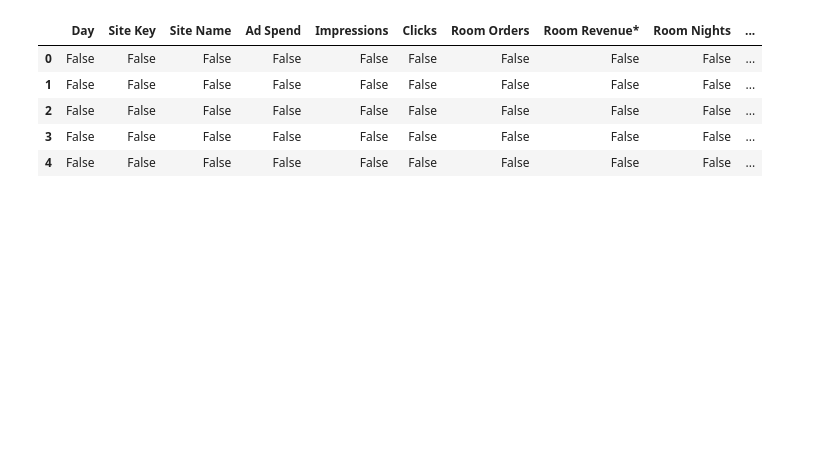
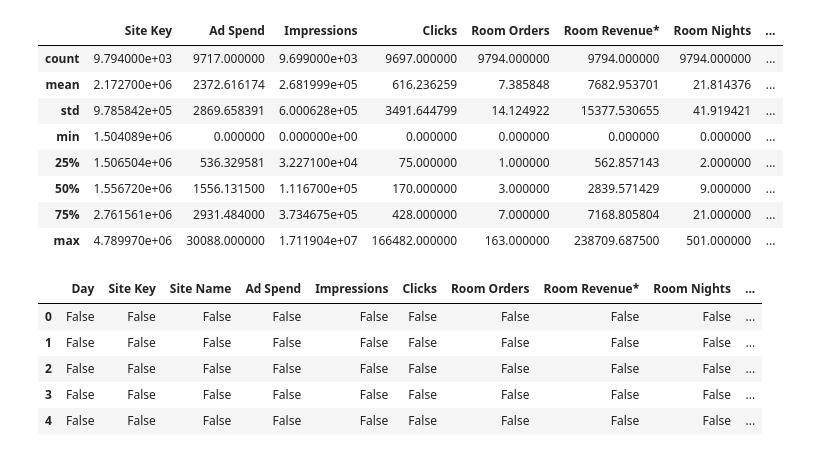
Before and after one commit to cbonfantep/Marketing-ROI-Prediction, a Jupyter notebook: All Models_Mov Avg.ipynb, the cells around one changed output. Cells and saved outputs as stored; diff of their text form; code cells hidden in the pictures; blank space fills up the shorter version.

```diff
--- a/All Models_Mov Avg.ipynb
+++ b/All Models_Mov Avg.ipynb
@@ -44,3 +44,15 @@ file_avg.head()
+# %%
+file_avg.describe()
+# %% [output]
+|  | Site Key | Ad Spend | Impressions | Clicks | Room Orders | Room Revenue* | Room Nights | ... |
+| count | 9.794000e+03 | 9717.000000 | 9.699000e+03 | 9697.000000 | 9794.000000 | 9794.000000 | 9794.000000 | ... |
+| mean | 2.172700e+06 | 2372.616174 | 2.681999e+05 | 616.236259 | 7.385848 | 7682.953701 | 21.814376 | ... |
+| std | 9.785842e+05 | 2869.658391 | 6.000628e+05 | 3491.644799 | 14.124922 | 15377.530655 | 41.919421 | ... |
+| min | 1.504089e+06 | 0.000000 | 0.000000e+00 | 0.000000 | 0.000000 | 0.000000 | 0.000000 | ... |
+| 25% | 1.506504e+06 | 536.329581 | 3.227100e+04 | 75.000000 | 1.000000 | 562.857143 | 2.000000 | ... |
+| 50% | 1.556720e+06 | 1556.131500 | 1.116700e+05 | 170.000000 | 3.000000 | 2839.571429 | 9.000000 | ... |
+| 75% | 2.761561e+06 | 2931.484000 | 3.734675e+05 | 428.000000 | 7.000000 | 7168.805804 | 21.000000 | ... |
+| max | 4.789970e+06 | 30088.000000 | 1.711904e+07 | 166482.000000 | 163.000000 | 238709.687500 | 501.000000 | ... |
 # %%
 # Looking for null values
 
```
Also changed, not shown: parts of 13 cells of this notebook, 1 other file.
